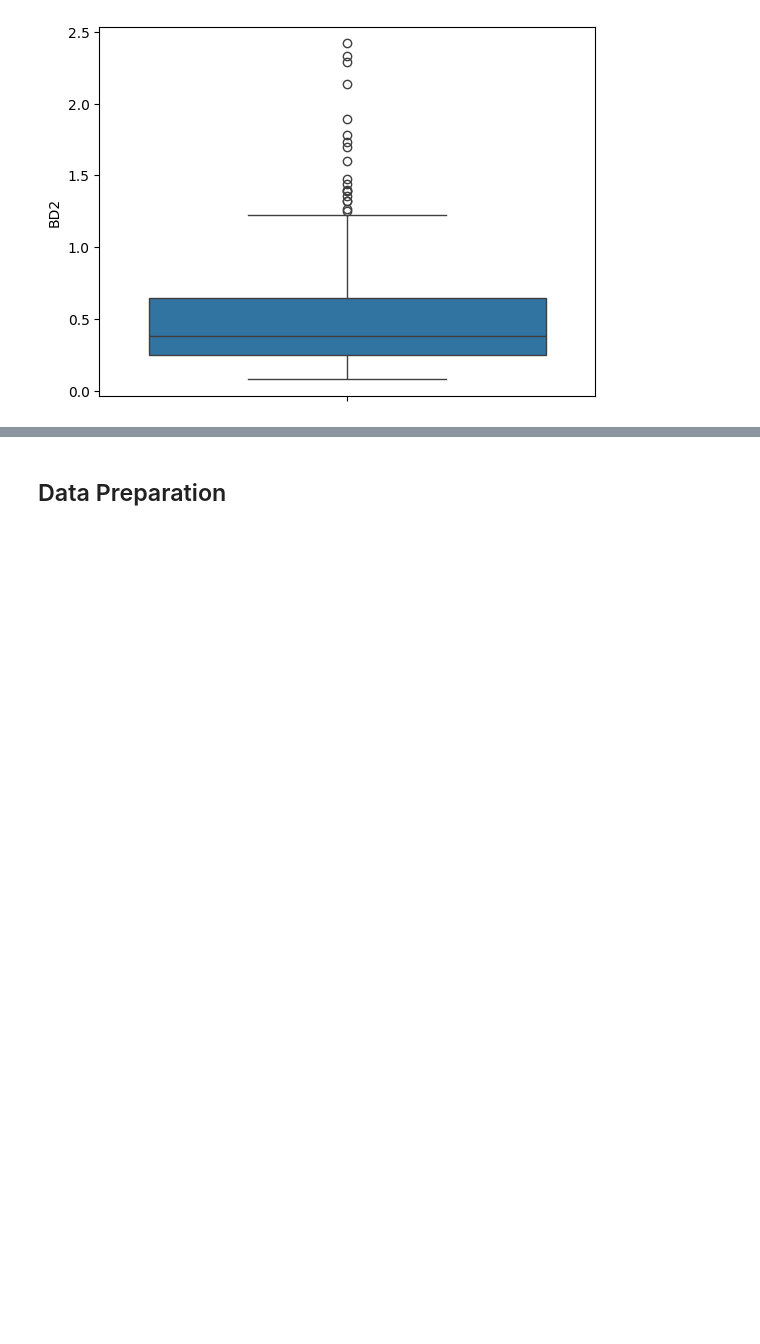
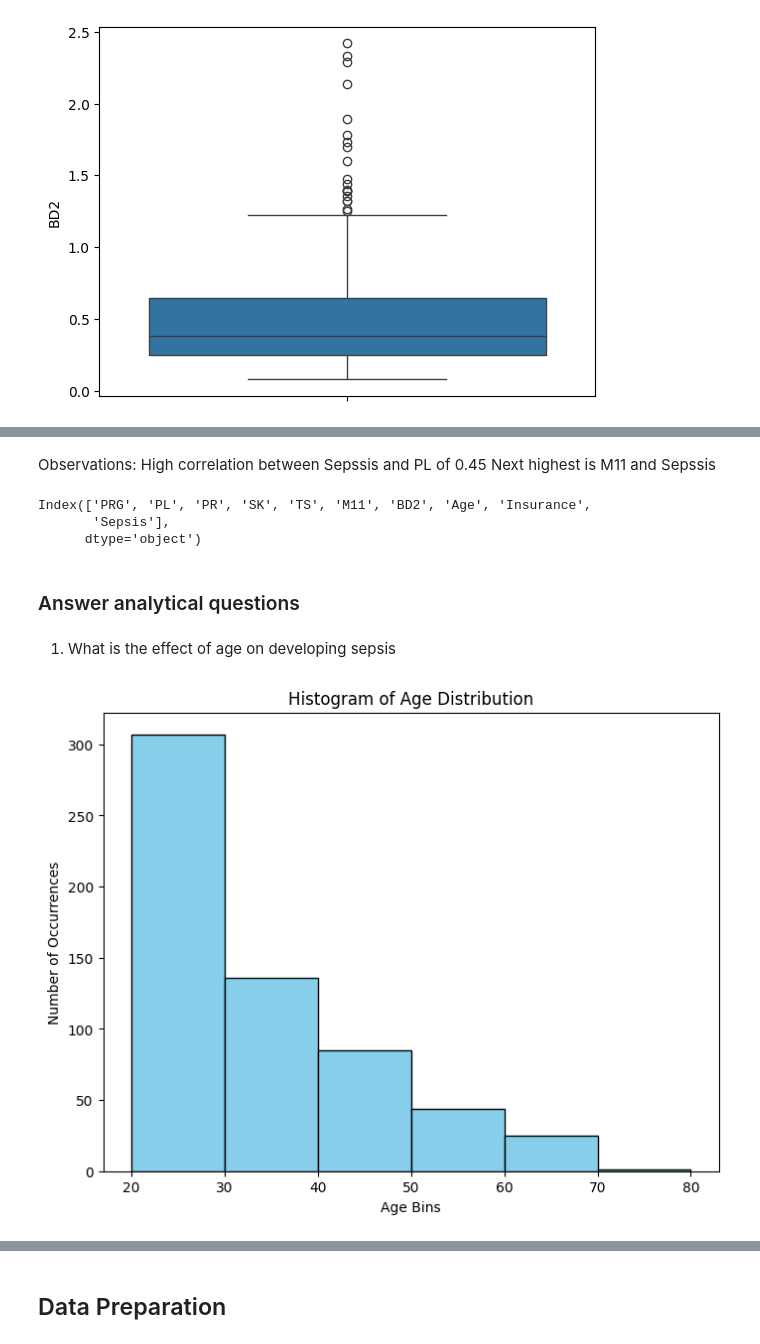
Before and after one commit to sethsot/P6-API_for_ML_model, a Jupyter notebook: machine_learning.ipynb, the cells around one changed output, grey strips where cells are left out. Drawn from its saved outputs; the diff is of its cells as text; code cells hidden in the pictures; blank space fills up the shorter version.

```diff
--- a/machine_learning.ipynb
+++ b/machine_learning.ipynb
@@ -153,6 +145,3 @@ Data columns (total 10 columns):
  9   Sepssis    599 non-null    object
 dtypes: float64(2), int64(7), object(1)
 memory usage: 46.9+ KB
-# %%
-# Map 'Positive' to 1 and 'Negative' to 0
-df['Sepssis'] = df['Sepssis'].map({'Positive': 1, 'Negative': 0})
@@ -178,0 +148,5 @@ memory usage: 46.9 KB
+# %%
+# label encode the 'Sepssis' column
+le = LabelEncoder()
+df['Sepsis'] = le.fit_transform(df['Sepssis'])
+df.info()
@@ -178,0 +172,5 @@ memory usage: 46.9 KB
+# %%
+# drop column 'Sepssis'
+
+df.drop('Sepssis', axis=1, inplace=True)
+df.info()
@@ -284 +283,31 @@ sns.heatmap(correlation, annot=True, cmap='coolwarm')
 [figure]
+# %% [markdown]
+Observations:
+High correlation between Sepssis and PL of 0.45
+Next highest is M11 and Sepssis
+# %%
+#preview columns of datasets
+
+df.columns
+# %% [output]
+Index(['PRG', 'PL', 'PR', 'SK', 'TS', 'M11', 'BD2', 'Age', 'Insurance',
+       'Sepsis'],
+      dtype='object')
+# %% [markdown]
+### Answer analytical questions
+# %% [markdown]
+1. What is the effect of age on developing sepsis
+# %%
+
+# Define bins for age
+bins = [20, 30, 40, 50, 60, 70, 80]  # Adjust the bin edges as needed
+
+# Create a histogram
+plt.figure(figsize=(8, 6))
+plt.hist(df['Age'], bins=bins, edgecolor='black', color='skyblue')
+plt.title('Histogram of Age Distribution')
+plt.xlabel('Age Bins')
+plt.ylabel('Number of Occurrences')
+plt.show()
+# %% [output]
+[figure, added]
```
Also changed, not shown: parts of 48 cells of this notebook, 5 other files.
